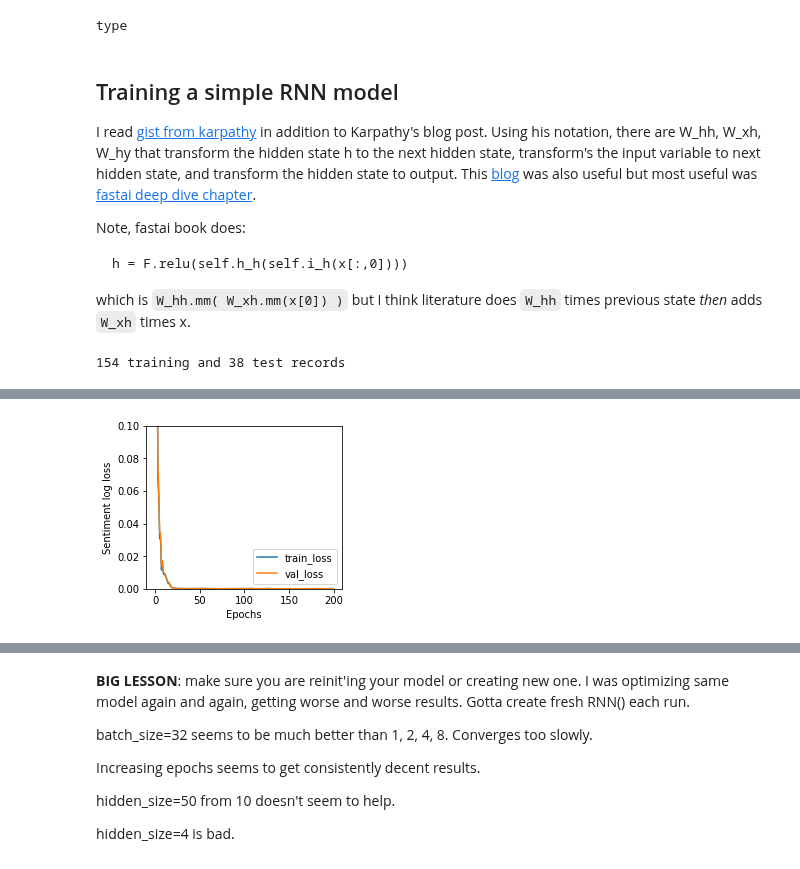
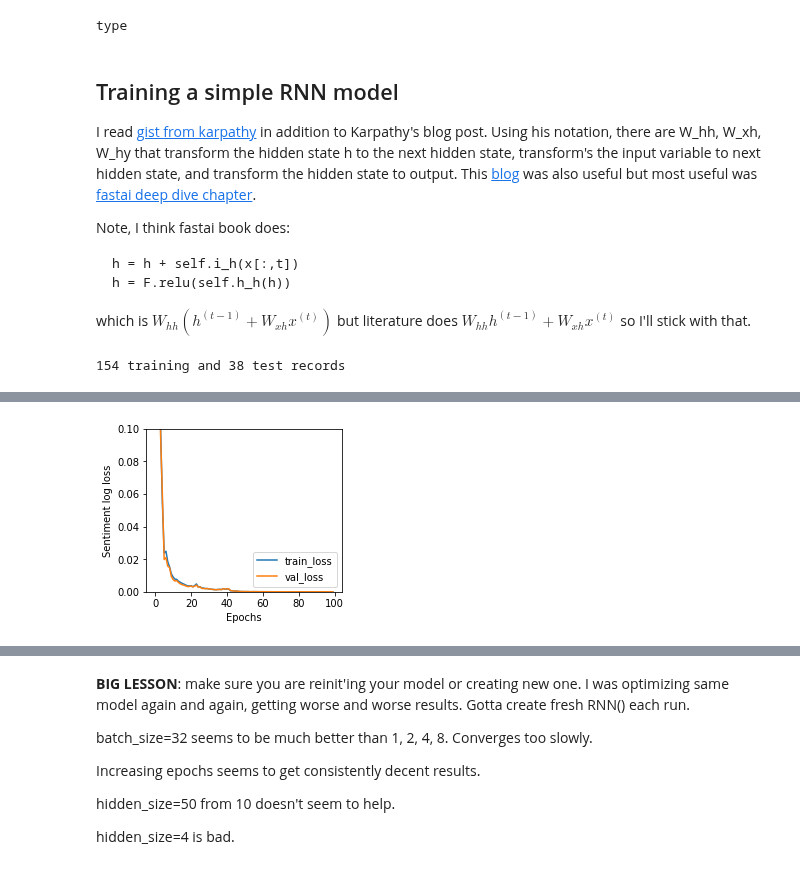
Before and after one commit to parrt/playdl, a Jupyter notebook: notebooks/RNN-sine.ipynb, the cells around one changed output, grey strips where cells are left out. Saved outputs shown, nothing was run; the diff lists cells and outputs as text; code cells hidden in the pictures.

````diff
--- a/notebooks/RNN.ipynb
+++ b/notebooks/RNN-sine.ipynb
@@ -134,13 +134,14 @@ type
 
 I read [gist from karpathy](https://gist.github.com/karpathy/d4dee566867f8291f086) in addition to Karpathy's blog post. Using his notation, there are W_hh, W_xh, W_hy that transform the hidden state h to the next hidden state, transform's the input variable to next hidden state, and transform the hidden state to output. This [blog](https://pytorch.org/tutorials/intermediate/char_rnn_generation_tutorial.html#Creating-the-Network) was also useful but most useful was [fastai deep dive chapter](https://github.com/fastai/fastbook/blob/master/12_nlp_dive.ipynb).
 
-Note, fastai book does:
+Note, I think fastai book does:
 
 ```
-h = F.relu(self.h_h(self.i_h(x[:,0])))
+h = h + self.i_h(x[:,t])
+h = F.relu(self.h_h(h))
 ```
 
-which is `W_hh.mm( W_xh.mm(x[0]) )` but I think literature does `W_hh` times previous state *then* adds `W_xh` times x.
+which is $W_{hh} (h^{(t-1)} + W_{xh} x^{(t)})$ but literature does $W_{hh} h^{(t-1)} + W_{xh} x^{(t)}$ so I'll stick with that.
 # %%
 class RNN(nn.Module):
     def __init__(self, input_features=4, output_features=1, hidden_size=10):
@@ -186,7 +187,7 @@ rnn = RNN(input_features=k, hidden_size=10).to(device)
 model, history = rtrain(rnn, TensorDataset(X_train, y_train), TensorDataset(X_valid, y_valid),
                         loss_fn=torch.nn.MSELoss(),
                         metric=torch.nn.L1Loss(),
-                        epochs=200,
+                        epochs=100,
                         learning_rate=.015,
                         weight_decay=0.00001,
                         batch_size=32,
@@ -207,4 +203,4 @@ Epoch 180 loss   0.000,   0.000   L1Loss 0.204, 0.173
-[figure, old version]
+[figure, new version]
 # %%
 x = np.linspace(0,ncycles*np.pi,timesteps)
 siny = np.sin(2*x)
````
Also changed, not shown: parts of 2 cells of this notebook, 1 other file.
